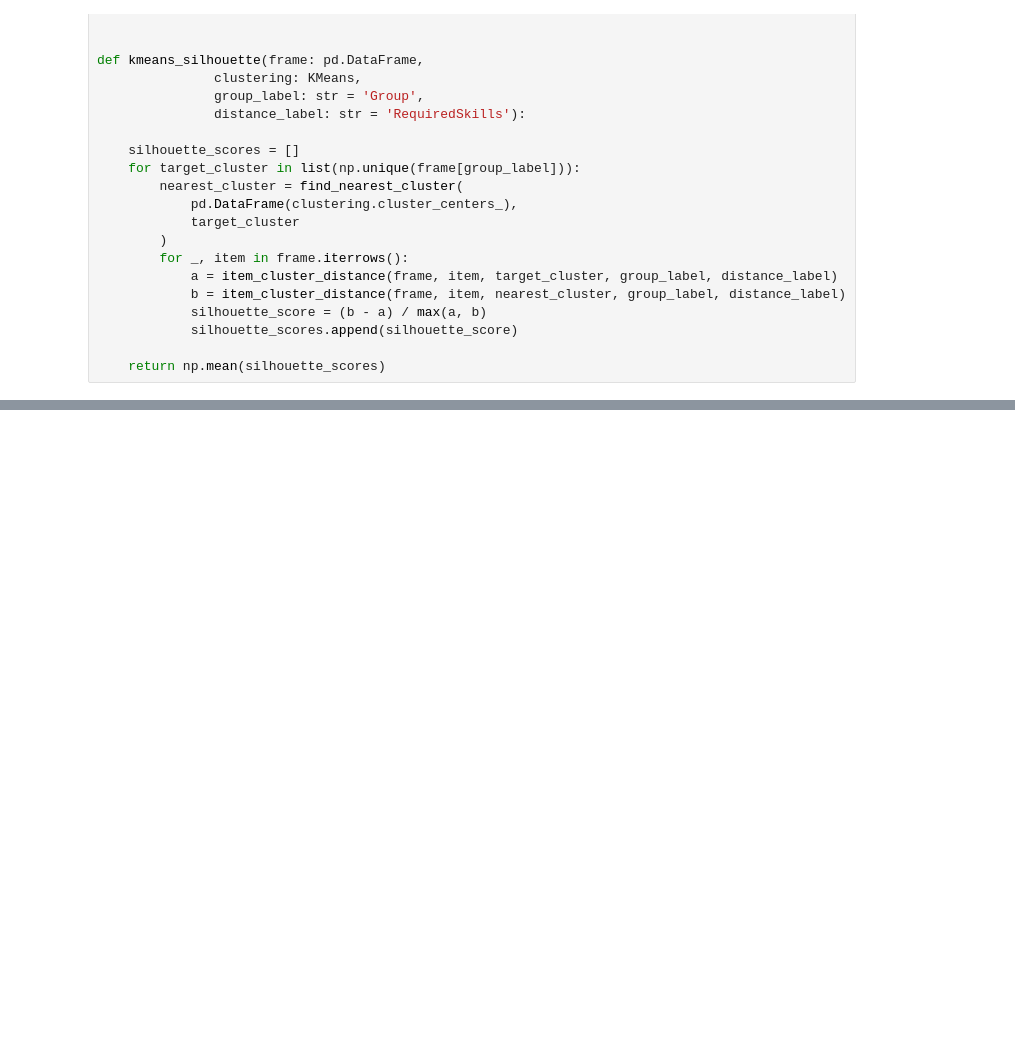
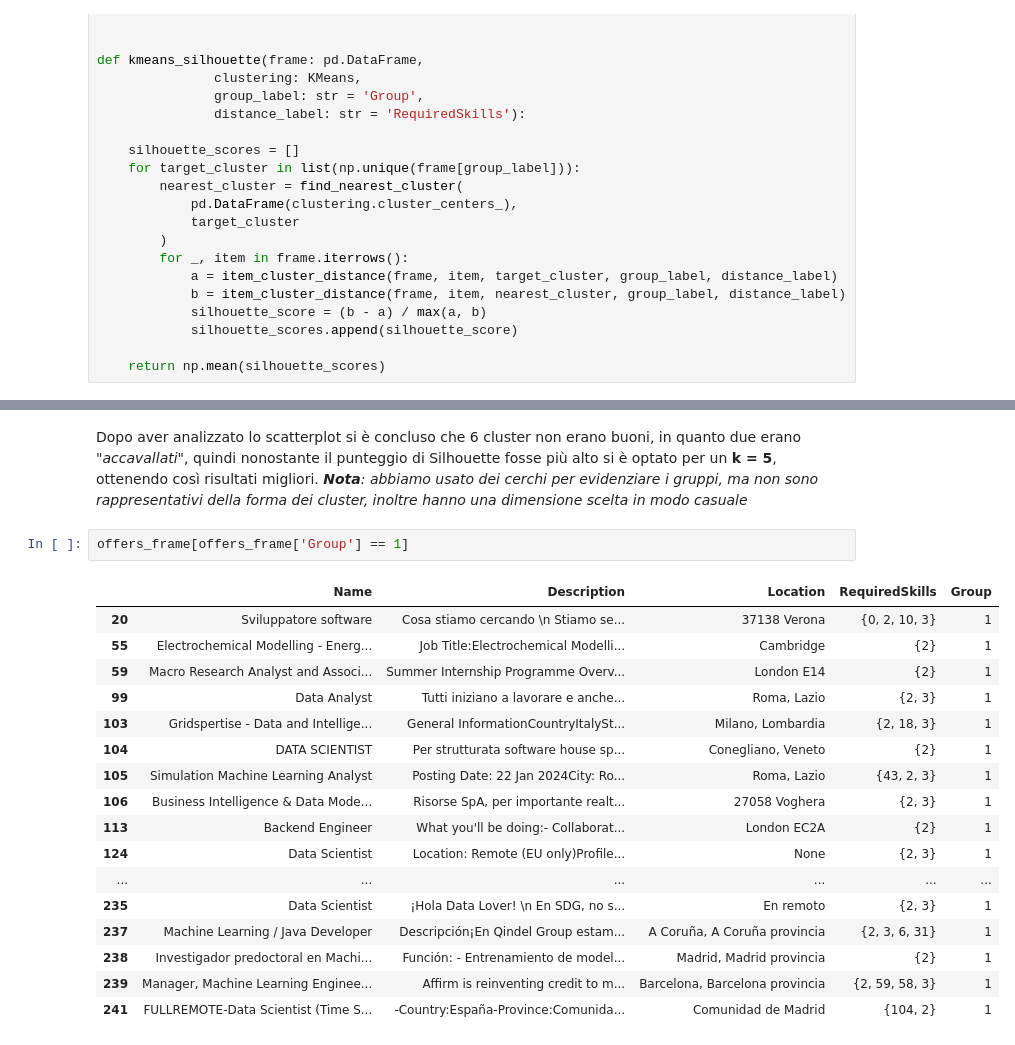
Before and after one commit to antoninoLorenzo/RecommenderSystem_TC, a Jupyter notebook: demo/notebooks/test_offers_1/test.ipynb, the cells around one changed output, grey strips where cells are left out. Saved outputs shown, nothing was run; the diff lists cells and outputs as text; blank space fills up the shorter version.

```diff
--- a/demo/notebooks/test_offers_1/test.ipynb
+++ b/demo/notebooks/test_offers_1/test.ipynb
@@ -310,0 +340,23 @@ def similar_offers_with_cluster(offer_id: int) -> list:
+# %% [markdown]
+Dopo aver analizzato lo scatterplot si è concluso che 6 cluster non erano buoni, in quanto due erano *"accavallati"*, quindi nonostante il punteggio di Silhouette fosse più alto si è optato per un **k = 5**, ottenendo così risultati migliori.
+***Nota**: abbiamo usato dei cerchi per evidenziare i gruppi, ma non sono rappresentativi della forma dei cluster, inoltre hanno una dimensione scelta in modo casuale*
+# %%
+offers_frame[offers_frame['Group'] == 1]
+# %% [output]
+|  | Name | Description | Location | RequiredSkills | Group |
+| 20 | Sviluppatore software | Cosa stiamo cercando \n Stiamo se... | 37138 Verona | {0, 2, 10, 3} | 1 |
+| 55 | Electrochemical Modelling - Energ... | Job Title:Electrochemical Modelli... | Cambridge | {2} | 1 |
+| 59 | Macro Research Analyst and Associ... | Summer Internship Programme Overv... | London E14 | {2} | 1 |
+| 99 | Data Analyst | Tutti iniziano a lavorare e anche... | Roma, Lazio | {2, 3} | 1 |
+| 103 | Gridspertise - Data and Intellige... | General InformationCountryItalySt... | Milano, Lombardia | {2, 18, 3} | 1 |
+| 104 | DATA SCIENTIST | Per strutturata software house sp... | Conegliano, Veneto | {2} | 1 |
+| 105 | Simulation Machine Learning Analyst | Posting Date: 22 Jan 2024City: Ro... | Roma, Lazio | {43, 2, 3} | 1 |
+| 106 | Business Intelligence & Data Mode... | Risorse SpA, per importante realt... | 27058 Voghera | {2, 3} | 1 |
+| 113 | Backend Engineer | What you'll be doing:- Collaborat... | London EC2A | {2} | 1 |
+| 124 | Data Scientist | Location: Remote (EU only)Profile... | None | {2, 3} | 1 |
+| ... | ... | ... | ... | ... | ... |
+| 235 | Data Scientist | ¡Hola Data Lover! \n En SDG, no s... | En remoto | {2, 3} | 1 |
+| 237 | Machine Learning / Java Developer | Descripción¡En Qindel Group estam... | A Coruña, A Coruña provincia | {2, 3, 6, 31} | 1 |
+| 238 | Investigador predoctoral en Machi... | Función: - Entrenamiento de model... | Madrid, Madrid provincia | {2} | 1 |
+| 239 | Manager, Machine Learning Enginee... | Affirm is reinventing credit to m... | Barcelona, Barcelona provincia | {2, 59, 58, 3} | 1 |
+| 241 | FULLREMOTE-Data Scientist (Time S... | -Country:España-Province:Comunida... | Comunidad de Madrid | {104, 2} | 1 |
```
Also changed, not shown: parts of 12 cells of this notebook.
